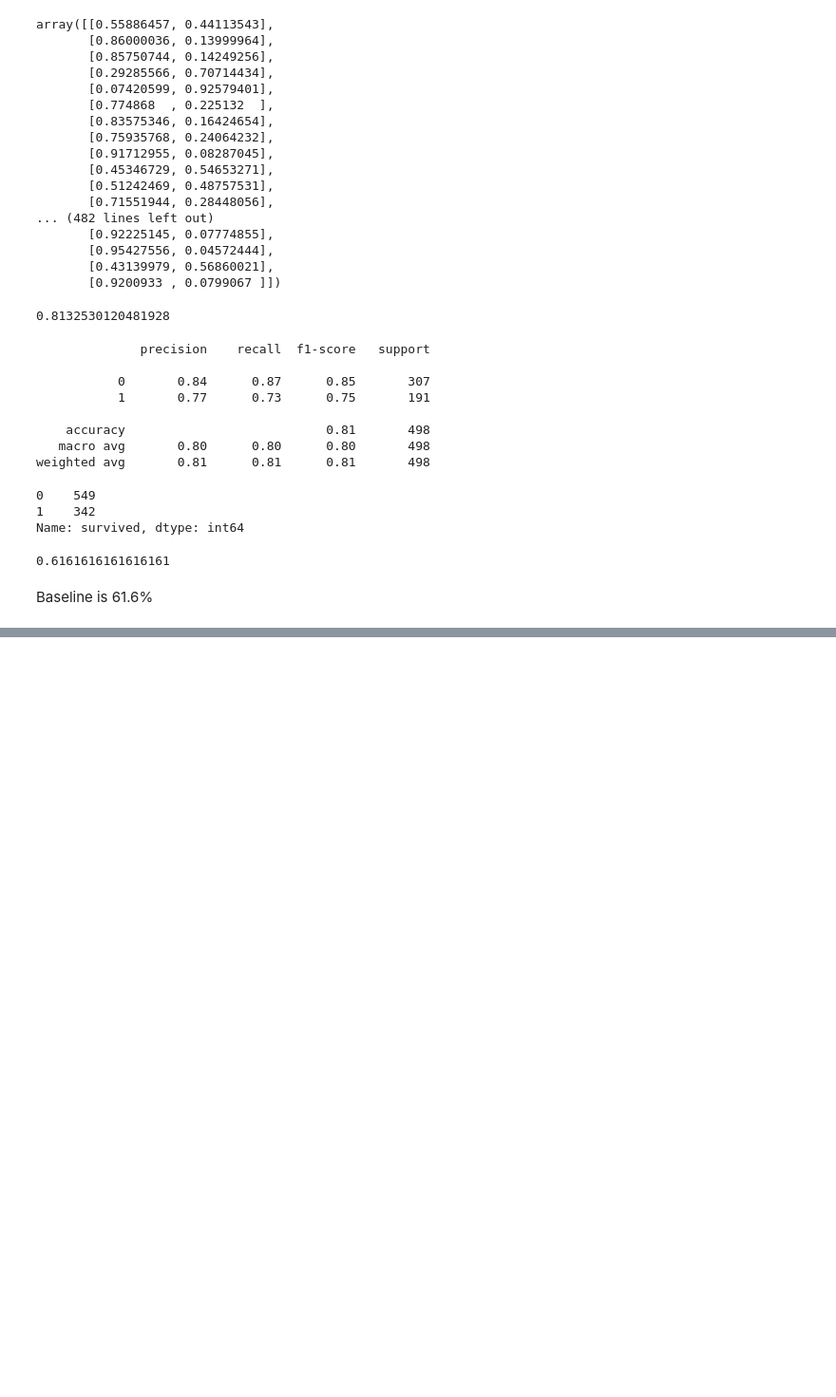
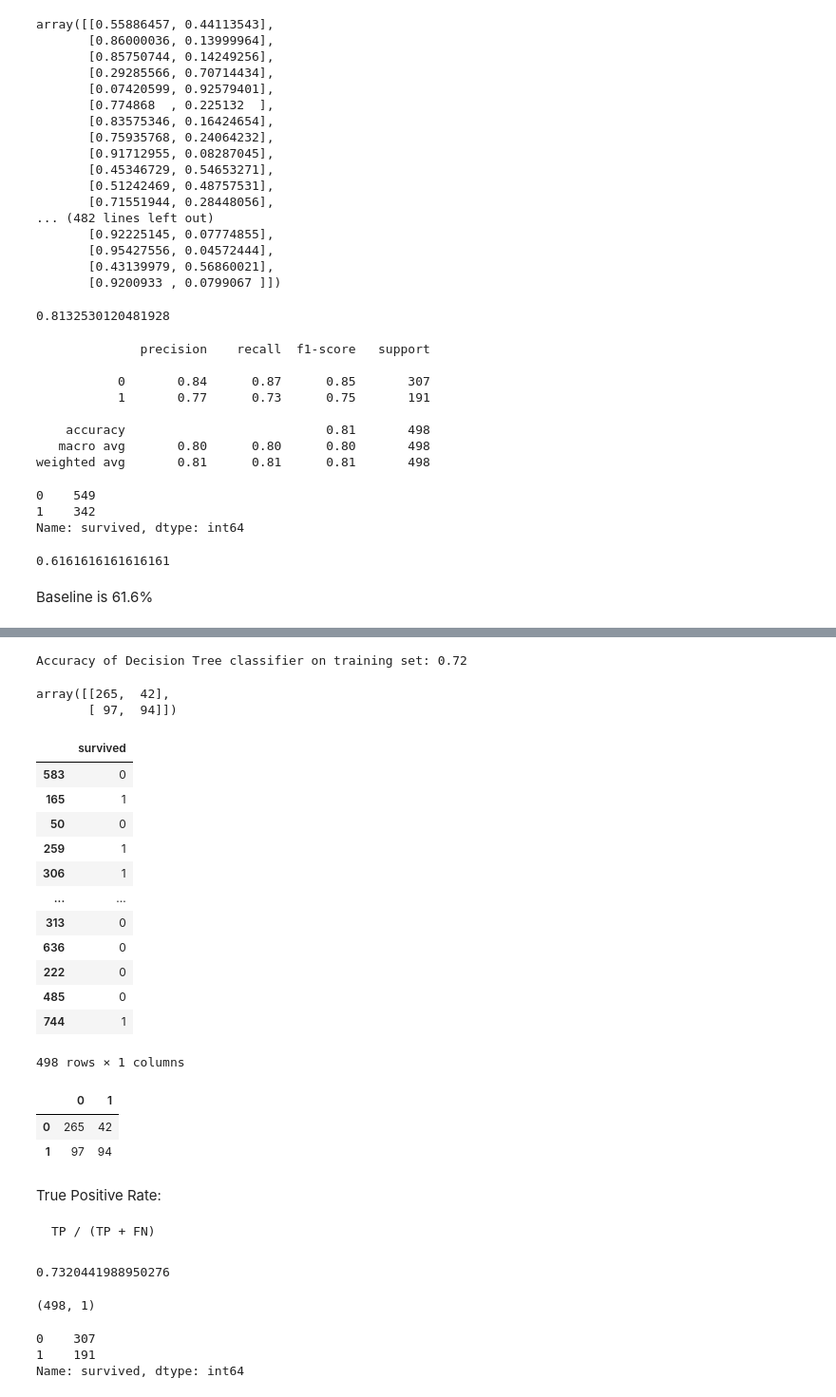
Before and after one commit to matt-c-knight/classification-exercises, a Jupyter notebook: model.ipynb, the cells around one changed output, grey strips where cells are left out. Shown at 95% size. Cells and saved outputs as stored; diff of their text form; code cells hidden in the pictures; blank space fills up the shorter version.

```diff
--- a/model.ipynb
+++ b/model.ipynb
@@ -546,0 +632,2 @@ titanic4.head
+# %%
+train, validate, test = titanic_split(titanic)
@@ -546,0 +656,9 @@ titanic4.head
+# %%
+X_train = train.drop(columns=['survived'])
+y_train = train[['survived']]
+
+X_validate = validate.drop(columns=['survived'])
+y_validate = validate[['survived']]
+
+X_test = test.drop(columns=['survived'])
+y_test = test[['survived']]
@@ -546,0 +674,4 @@ titanic4.head
+# %%
+clf = DecisionTreeClassifier(max_depth=3, random_state=123)
+# %%
+clf.fit(X_train, y_train)
@@ -546,0 +711,26 @@ titanic4.head
+# %%
+print('Accuracy of Decision Tree classifier on training set: {:.2f}'
+     .format(clf.score(X_train, y_train)))
+# %% [output]
+Accuracy of Decision Tree classifier on training set: 0.72
+# %%
+confusion_matrix(y_train, y_pred)
+# %% [output]
+array([[265,  42],
+       [ 97,  94]])
+# %%
+y_train
+# %% [output]
+|  | survived |
+| 583 | 0 |
+| 165 | 1 |
+| 50 | 0 |
+| 259 | 1 |
+| 306 | 1 |
+| ... | ... |
+| 313 | 0 |
+| 636 | 0 |
+| 222 | 0 |
+| 485 | 0 |
+| 744 | 1 |
+498 rows × 1 columns
@@ -546,0 +739,24 @@ titanic4.head
+# %%
+pd.DataFrame(confusion_matrix(y_train, y_pred), index=labels, columns=labels)
+# %% [output]
+|  | 0 | 1 |
+| 0 | 265 | 42 |
+| 1 | 97 | 94 |
+# %% [markdown]
+True Positive Rate:
+
+    TP / (TP + FN)
+# %%
+265 / (265 + 97)
+# %% [output]
+0.7320441988950276
+# %%
+y_train.shape
+# %% [output]
+(498, 1)
+# %%
+y_train.value_counts()
+# %% [output]
+0    307
+1    191
+Name: survived, dtype: int64
```
Also changed, not shown: parts of 50 cells of this notebook.
